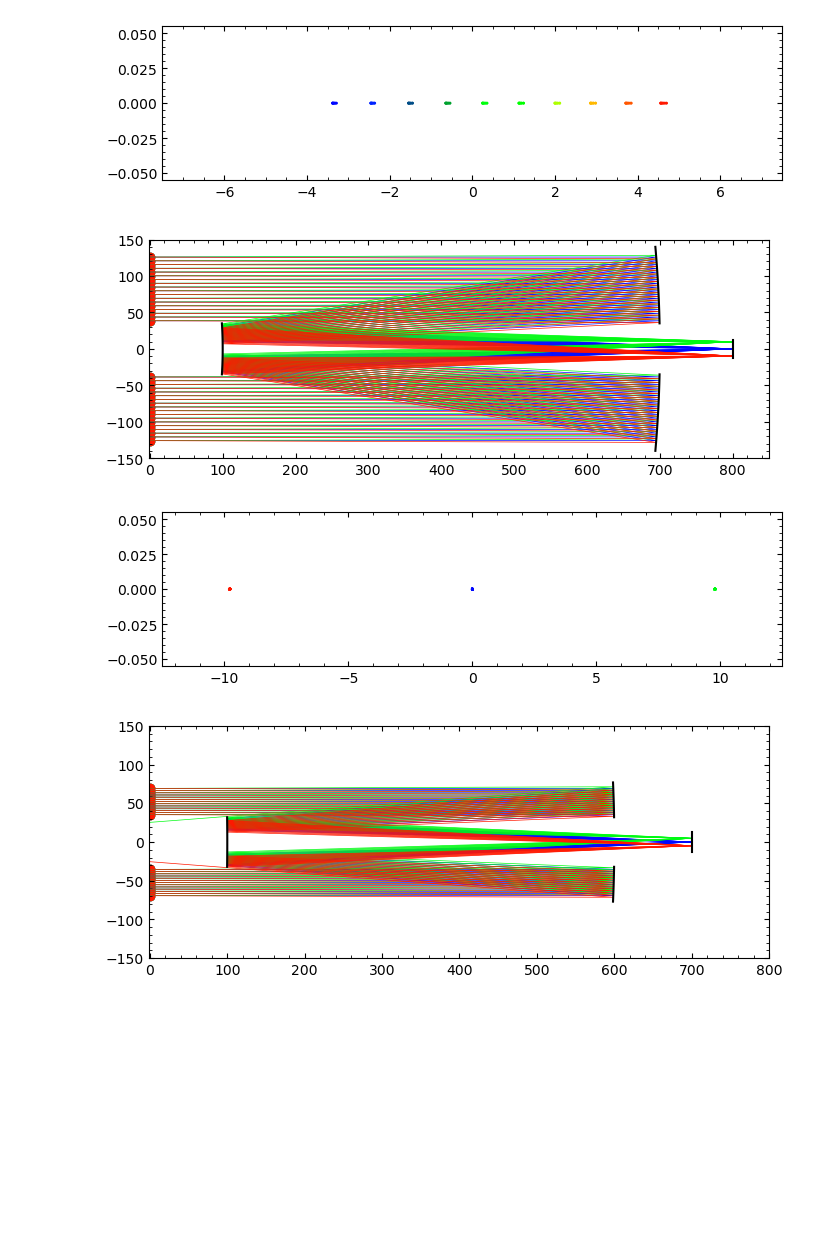
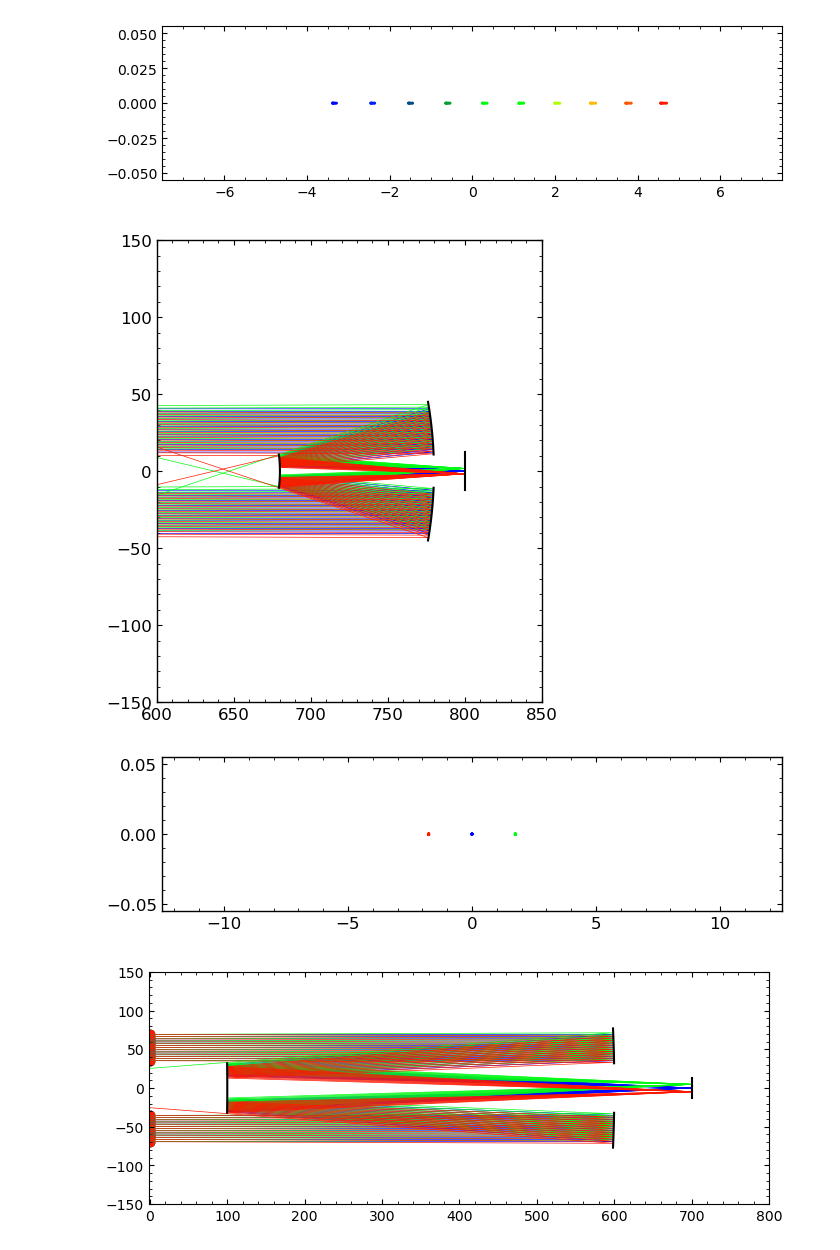
Before and after one commit to AstroAure/Opticalpy, a Jupyter notebook: Demo.ipynb, the cells around one changed output. Saved outputs shown, nothing was run; the diff lists cells and outputs as text; code cells hidden in the pictures; blank space fills up the shorter version.

```diff
--- a/Demo.ipynb
+++ b/Demo.ipynb
@@ -48,22 +48,23 @@ camera.plot()
 [figure]
 # %%
 # Cassegrain telescope
-scene = op.Scene(xlim=(-1,850), ylim=(-150,150), lifetime=2000)
+scene = op.Scene(xlim=(600,850), ylim=(-150,150), lifetime=2000)
 # scene = op.Scene(xlim=(775,805), ylim=(-15,15), lifetime=2000)
 
-cassegrain, geom = op.elems.CassegrainTelescope(focal=2800, aperture=280, backfocus=100, length=600, scene=scene, origin=[800,0], rotation=180, return_geometry=True)
+# cassegrain, geom = op.elems.CassegrainTelescope(focal=2800, aperture=280, backfocus=100, length=600, scene=scene, origin=[800,0], rotation=180, return_geometry=True)
+cassegrain, geom = op.elems.CassegrainTelescope(focal=500, aperture=90, backfocus=20, length=100, scene=scene, origin=[800,0], rotation=180, return_geometry=True)
 
 camera = op.visualization.Camera(25, scene=scene, origin=[800,0], rotation=90)
 
 beam = op.elems.CollimatedBeam(aperture=0.9*geom['Primary']['Diameter'], scene=scene, origin=[0,0], rotation=0, N_sources=50, hole=1.1*geom['Secondary']['Diameter'])
 beam = op.elems.CollimatedBeam(wavelength=520, aperture=0.9*geom['Primary']['Diameter'], scene=scene, origin=[0,0], rotation=0.2, N_sources=50, hole=1.1*geom['Secondary']['Diameter'])
 beam = op.elems.CollimatedBeam(wavelength=620, aperture=0.9*geom['Primary']['Diameter'], scene=scene, origin=[0,0], rotation=-0.2, N_sources=50, hole=1.1*geom['Secondary']['Diameter'])
 
 scene.plot()
 camera.plot()
 # %% [output]
-[figure, old version]
+[figure, new version]
-[figure, old version]
+[figure, new version]
 # %%
 # Ritchey-Chretien telescope
 scene = op.Scene(xlim=(-1,800), ylim=(-150,150), lifetime=2000)
```
Also changed, not shown: parts of 1 cell of this notebook, 2 other files.
